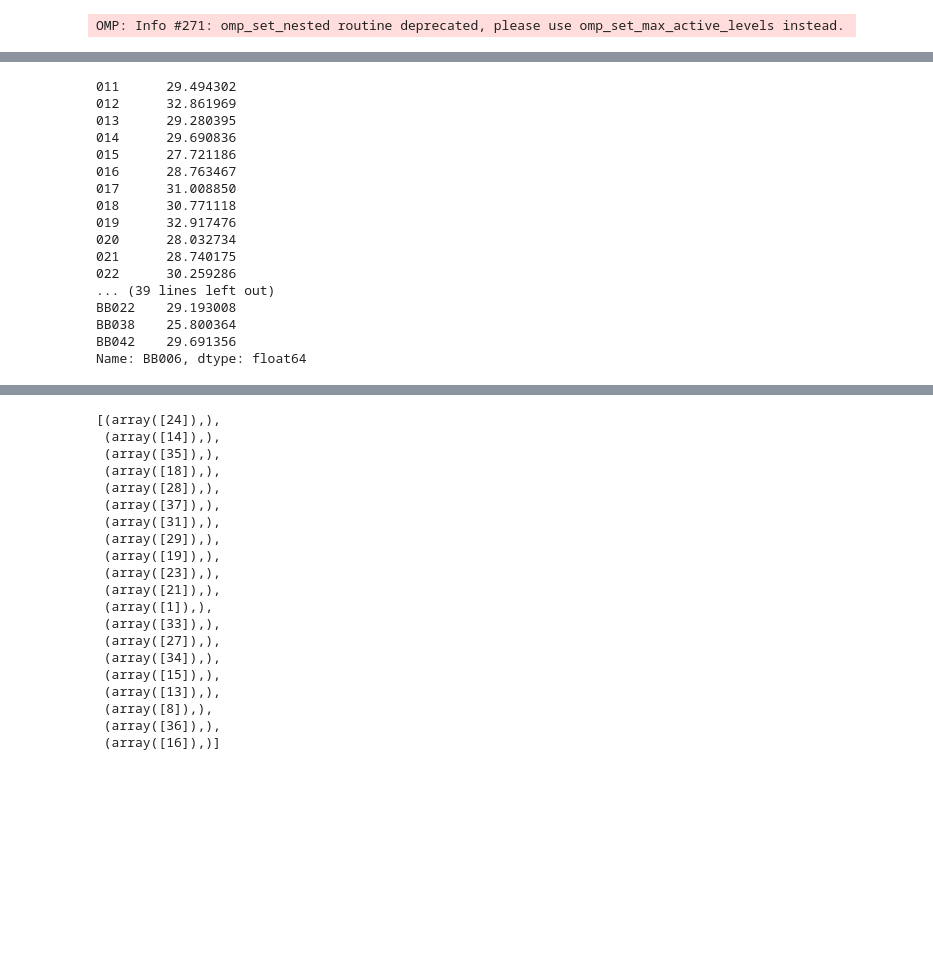
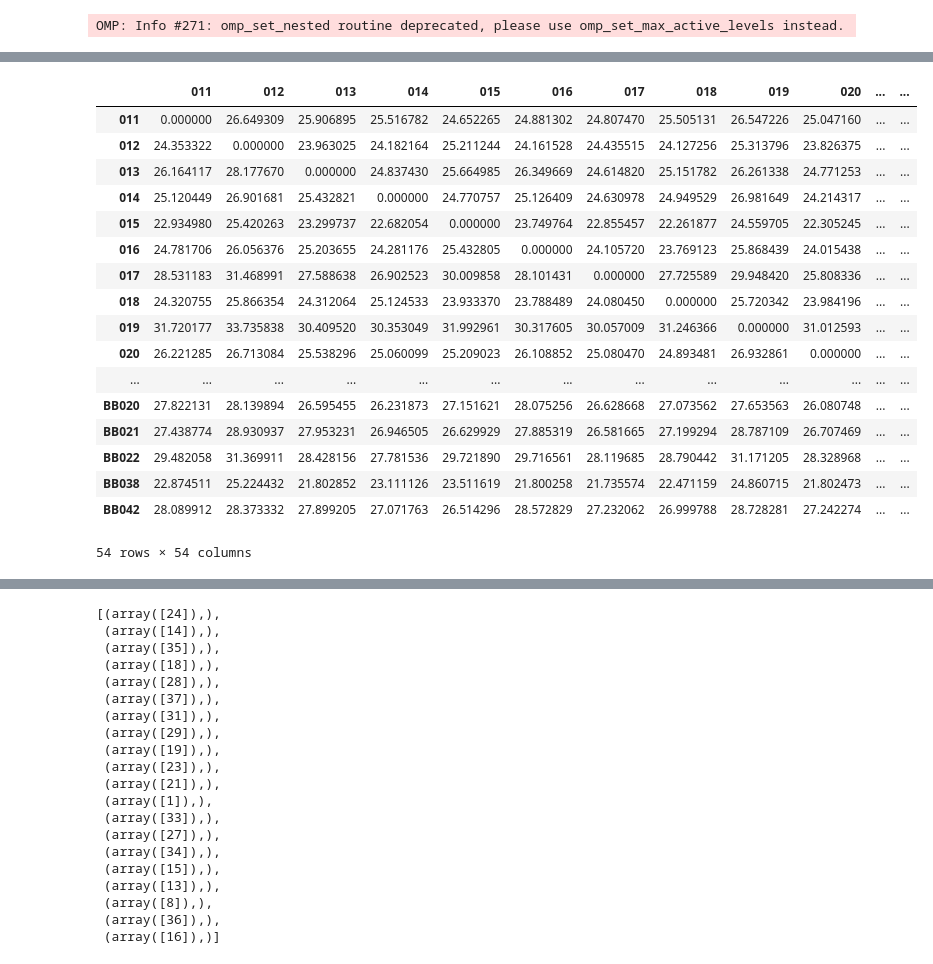
Before and after one commit to Rahul-Brito/infantvoice, a Jupyter notebook: scripts/Sohye Notebook Extra Embeddings.ipynb, the cells around one changed output, grey strips where cells are left out. Cells and saved outputs as stored; diff of their text form; code cells hidden in the pictures; blank space fills up the shorter version.

```diff
--- a/scripts/Sohye Notebook Extra Embeddings.ipynb
+++ b/scripts/Sohye Notebook Extra Embeddings.ipynb
@@ -45,36 +88,12 @@ OMP: Info #271: omp_set_nested routine deprecated, please use omp_set_max_active
 # %%
 emb_dir = '/Users/rahulbrito/Documents/projects/infantvoice/data/embeddings'
-files = ['IV_001-020_0316.csv','IV_021-023-BB003_0601.csv','spont_script_all_0606.csv', '2022_06_24_BB042_BB002_BB007.csv','2022_08_03_12BBs.csv']
-#files = ['IV_001-020_0316.csv','IV_021-023-BB003_0601.csv, 2022_06_24_BB042_BB002_BB007.csv']
+#original_files = ['IV_001-020_0316.csv','IV_021-023-BB003_0601.csv','spont_script_all_0606.csv', '2022_06_24_BB042_BB002_BB007.csv','2022_08_03_12BBs.csv']
+#noise_reduced_files = ['spont_script_all_0606.csv','2022_08_09_noise_reduced.csv']
 
-emb_unscaled = pd.DataFrame()
+original_files = ['IV_001-020_0316.csv','IV_021-023-BB003_0601.csv', '2022_06_24_BB042_BB002_BB007.csv','2022_08_03_12BBs.csv']
+noise_reduced_files = ['2022_08_09_noise_reduced.csv']
 
-for f in files:
-    temp = pd.read_csv(os.path.join(emb_dir,f), index_col=0)
-    temp['data_set'] = [Path(f).stem]*temp.shape[0]
-    emb_unscaled = pd.concat([emb_unscaled,temp], ignore_index=True)
+participants_to_exclude = ['001', '002','003', '004','005', '006','007', '008','009', '010']
 
-#emb_down_unscaled = em.resample_data(emb,1)
-
-scaler = StandardScaler()
-emb = pd.DataFrame(scaler.fit_transform(emb_unscaled.drop(columns=['part_id','data_set'])))
-#emb['part_id'] = emb_unscaled.part_id.astype('string').to_numpy()
-#emb['data_set'] = emb_unscaled.data_set.astype('string').to_numpy()
-
-pid = []
-sex_list = []
-for name,corpus in zip(emb_unscaled.part_id, emb_unscaled.data_set):
-    name = str(name)
-    if corpus == 'IV_001-020_0316' or corpus == 'IV_021-023-BB003_0601' or corpus == '2022_06_24_BB042_BB002_BB007' or corpus == '2022_08_03_12BBs':
-        pid.append(name.split("_")[0].zfill(3))
-        sex_list.append('F')
-    elif corpus == 'spont_script_all_0606':
-        pid.append(name.split("_")[0].zfill(3))# + "_" + name.split("_")[3])
-        sex_list.append(name.split("_")[1])
-
-emb['part_id'] = pid
-emb['sex'] = sex_list
-emb['data_set'] = emb_unscaled.data_set.astype('string').to_numpy()
-
-labels = ['part_id', 'data_set','sex']
-emb
+emb_nr = load_embeddings(emb_dir, noise_reduced_files,participants_to_exclude)
+emb_original = load_embeddings(emb_dir,original_files,participants_to_exclude)
@@ -111,20 +113,21 @@ Processing row 53, col 53
-# %%
-distance['BB006']
-# %% [output]
-011      29.494302
-012      32.861969
-013      29.280395
-014      29.690836
-015      27.721186
-016      28.763467
-017      31.008850
-018      30.771118
-019      32.917476
-020      28.032734
-021      28.740175
-022      30.259286
-... (39 lines left out)
-BB022    29.193008
-BB038    25.800364
-BB042    29.691356
-Name: BB006, dtype: float64
+# %%
+distance_nr
+# %% [output]
+|  | 011 | 012 | 013 | 014 | 015 | 016 | 017 | 018 | 019 | 020 | ... | ... |
+| 011 | 0.000000 | 26.649309 | 25.906895 | 25.516782 | 24.652265 | 24.881302 | 24.807470 | 25.505131 | 26.547226 | 25.047160 | ... | ... |
+| 012 | 24.353322 | 0.000000 | 23.963025 | 24.182164 | 25.211244 | 24.161528 | 24.435515 | 24.127256 | 25.313796 | 23.826375 | ... | ... |
+| 013 | 26.164117 | 28.177670 | 0.000000 | 24.837430 | 25.664985 | 26.349669 | 24.614820 | 25.151782 | 26.261338 | 24.771253 | ... | ... |
+| 014 | 25.120449 | 26.901681 | 25.432821 | 0.000000 | 24.770757 | 25.126409 | 24.630978 | 24.949529 | 26.981649 | 24.214317 | ... | ... |
+| 015 | 22.934980 | 25.420263 | 23.299737 | 22.682054 | 0.000000 | 23.749764 | 22.855457 | 22.261877 | 24.559705 | 22.305245 | ... | ... |
+| 016 | 24.781706 | 26.056376 | 25.203655 | 24.281176 | 25.432805 | 0.000000 | 24.105720 | 23.769123 | 25.868439 | 24.015438 | ... | ... |
+| 017 | 28.531183 | 31.468991 | 27.588638 | 26.902523 | 30.009858 | 28.101431 | 0.000000 | 27.725589 | 29.948420 | 25.808336 | ... | ... |
+| 018 | 24.320755 | 25.866354 | 24.312064 | 25.124533 | 23.933370 | 23.788489 | 24.080450 | 0.000000 | 25.720342 | 23.984196 | ... | ... |
+| 019 | 31.720177 | 33.735838 | 30.409520 | 30.353049 | 31.992961 | 30.317605 | 30.057009 | 31.246366 | 0.000000 | 31.012593 | ... | ... |
+| 020 | 26.221285 | 26.713084 | 25.538296 | 25.060099 | 25.209023 | 26.108852 | 25.080470 | 24.893481 | 26.932861 | 0.000000 | ... | ... |
+| ... | ... | ... | ... | ... | ... | ... | ... | ... | ... | ... | ... | ... |
+| BB020 | 27.822131 | 28.139894 | 26.595455 | 26.231873 | 27.151621 | 28.075256 | 26.628668 | 27.073562 | 27.653563 | 26.080748 | ... | ... |
+| BB021 | 27.438774 | 28.930937 | 27.953231 | 26.946505 | 26.629929 | 27.885319 | 26.581665 | 27.199294 | 28.787109 | 26.707469 | ... | ... |
+| BB022 | 29.482058 | 31.369911 | 28.428156 | 27.781536 | 29.721890 | 29.716561 | 28.119685 | 28.790442 | 31.171205 | 28.328968 | ... | ... |
+| BB038 | 22.874511 | 25.224432 | 21.802852 | 23.111126 | 23.511619 | 21.800258 | 21.735574 | 22.471159 | 24.860715 | 21.802473 | ... | ... |
+| BB042 | 28.089912 | 28.373332 | 27.899205 | 27.071763 | 26.514296 | 28.572829 | 27.232062 | 26.999788 | 28.728281 | 27.242274 | ... | ... |
+54 rows × 54 columns
```
Also changed, not shown: parts of 8 cells of this notebook, 2 other files.
